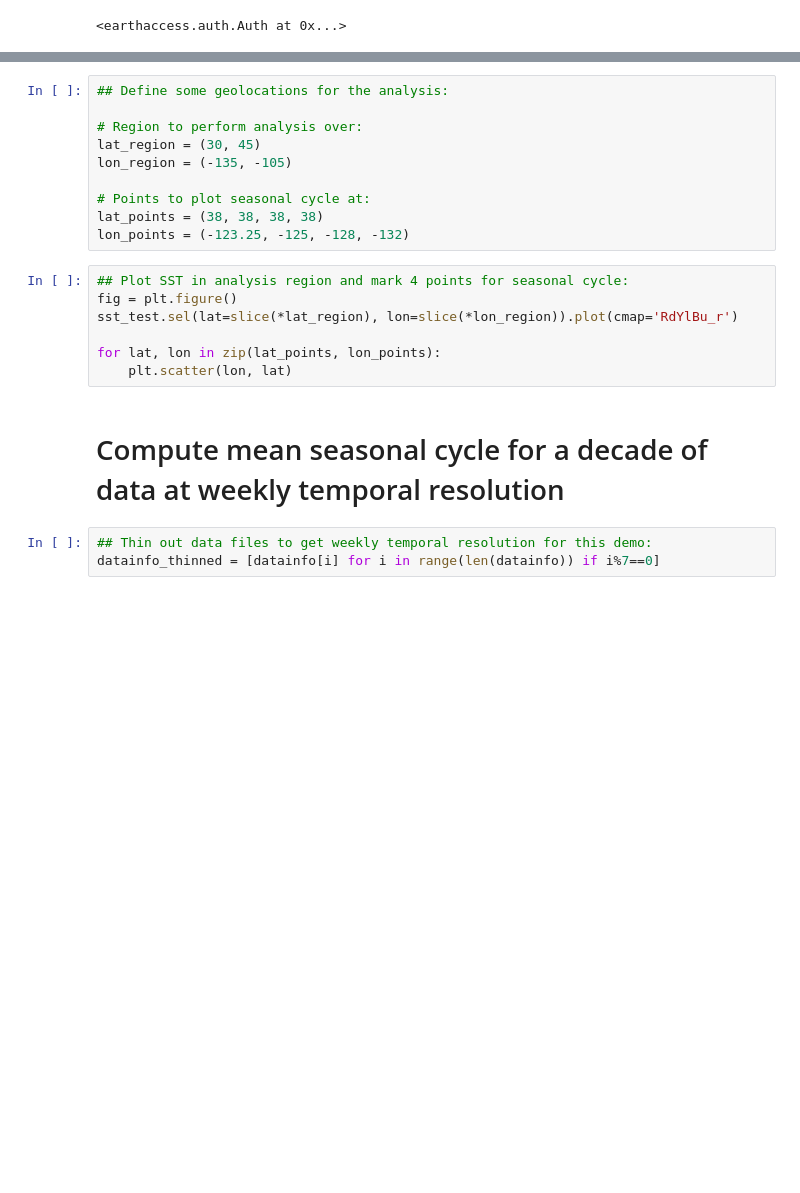
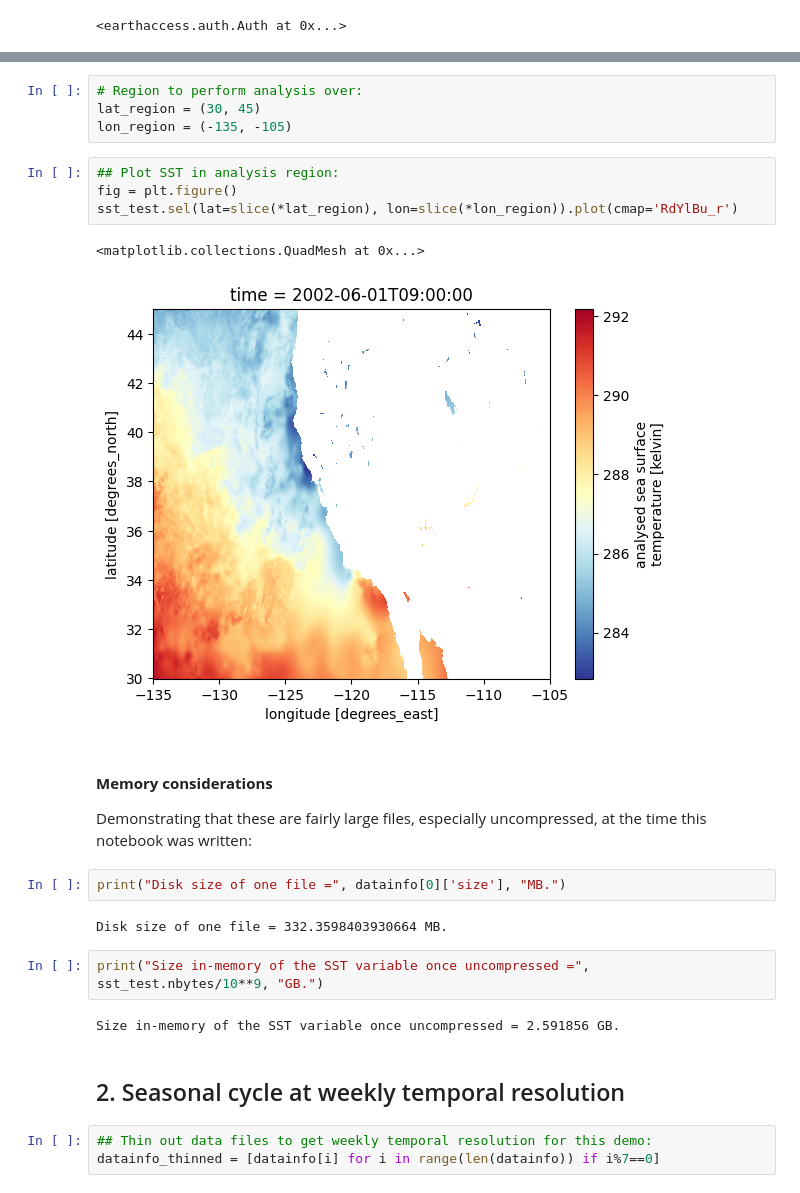
Before and after one commit to DeanHenze/cloud_earthdata, a Jupyter notebook: coiled/demos/sst_cycle_demo.ipynb, the cells around one changed output, grey strips where cells are left out. Drawn from its saved outputs; the diff is of its cells as text; blank space fills up the shorter version.

```diff
--- a/coiled/demos/sst_cycle_demo.ipynb
+++ b/coiled/demos/sst_cycle_demo.ipynb
@@ -106,22 +117,27 @@ sst_test = xr.open_dataset(fileobj_test)['analysed_sst']
 # %%
-## Define some geolocations for the analysis:
-
 # Region to perform analysis over:
 lat_region = (30, 45)
 lon_region = (-135, -105)
-
-# Points to plot seasonal cycle at:
-lat_points = (38, 38, 38, 38)
-lon_points = (-123.25, -125, -128, -132)
 # %%
-## Plot SST in analysis region and mark 4 points for seasonal cycle:
+## Plot SST in analysis region:
 fig = plt.figure()
 sst_test.sel(lat=slice(*lat_region), lon=slice(*lon_region)).plot(cmap='RdYlBu_r')
-
-for lat, lon in zip(lat_points, lon_points):
-    plt.scatter(lon, lat)
+# %% [output]
+<matplotlib.collections.QuadMesh at 0x...>
+[figure, added]
+# %% [markdown]
+#### **Memory considerations**
+Demonstrating that these are fairly large files, especially uncompressed, at the time this notebook was written:
+# %%
+print("Disk size of one file =", datainfo[0]['size'], "MB.")
+# %% [output]
+Disk size of one file = 332.3598403930664 MB.
+# %%
+print("Size in-memory of the SST variable once uncompressed =", sst_test.nbytes/10**9, "GB.")
+# %% [output]
+Size in-memory of the SST variable once uncompressed = 2.591856 GB.
 # %% [markdown]
-# Compute mean seasonal cycle for a decade of data at weekly temporal resolution
+## 2. Seasonal cycle at weekly temporal resolution
 # %%
 ## Thin out data files to get weekly temporal resolution for this demo:
 datainfo_thinned = [datainfo[i] for i in range(len(datainfo)) if i%7==0]
```
Also changed, not shown: parts of 15 cells of this notebook.
